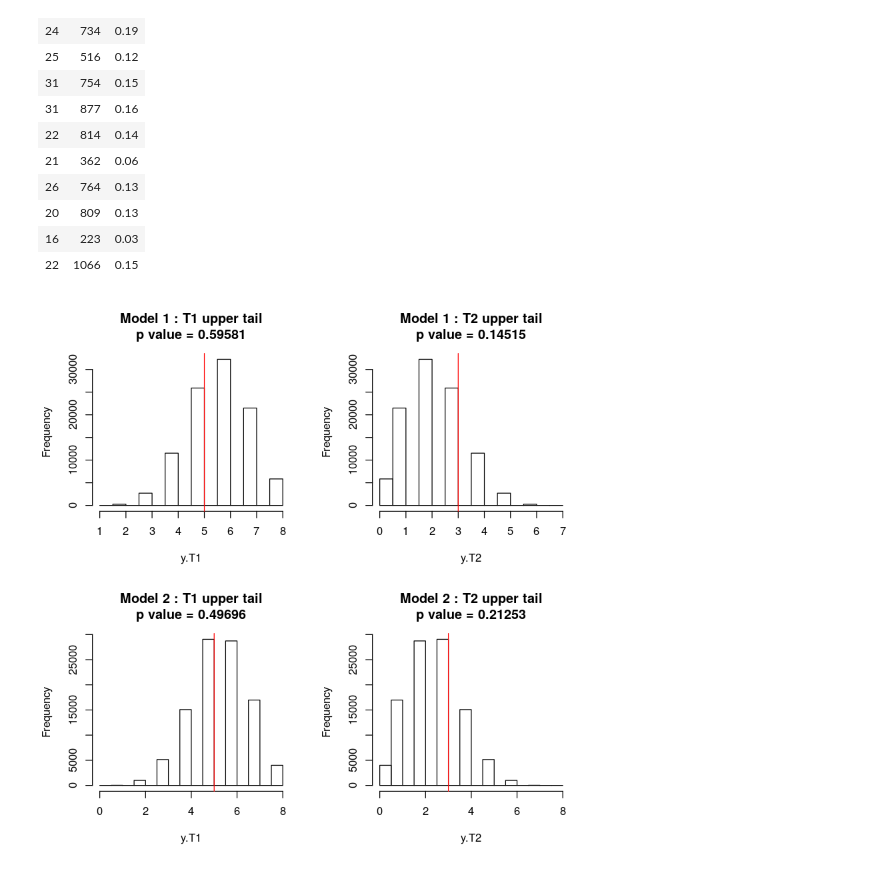
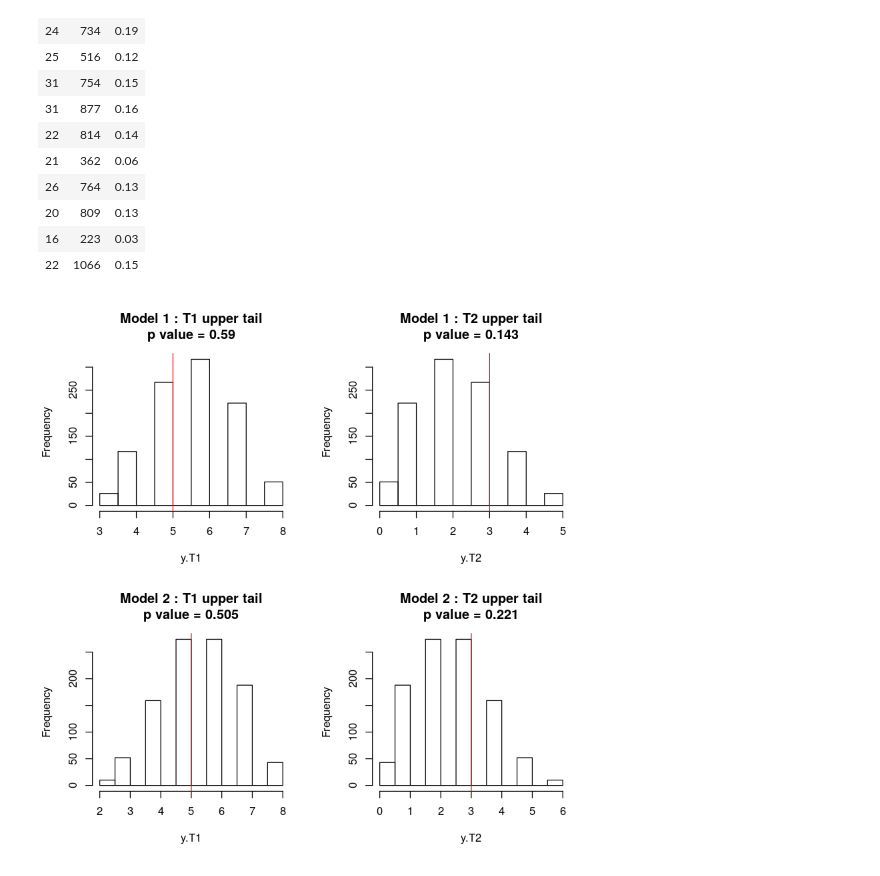
Before and after one commit to ccybnumath/ccybnumath.github.io, a Jupyter notebook: posts/bda62.ipynb, the cells around one changed output. Saved outputs shown, nothing was run; the diff lists cells and outputs as text; code cells hidden in the pictures.

```diff
--- a/posts/bda62.ipynb
+++ b/posts/bda62.ipynb
@@ -23,7 +23,7 @@ T2 <- function(y){
 # }
 
 sim <- function(alpha, beta, y_orig, x=rep(1,10), i = 1){
-  S <- 100000
+  S <- 1000
   feature <- 10
   y <- rep(NA,S*feature)
   dim(y) <- c(feature,S)
@@ -41,31 +41,31 @@ sim <- function(alpha, beta, y_orig, x=rep(1,10), i = 1){
   hist(y.T1, main = paste("Model",i,":","T1 upper tail\np value =",sum(y_orig.T1<y.T1)/S))
   abline(v = y_orig.T1,col = "red")
 
   hist(y.T2, main = paste("Model",i,":","T2 upper tail\np value =",sum(y_orig.T2<y.T2)/S))
   abline(v = y_orig.T2,col = "red")
 }
 par(mfrow=c(2,2))
 # Model 1
 sim(sum(y_origin[,1]),10,y_origin[,1],i = 1)
 
 # Model 2
 x <- y_origin[,2]/y_origin[,3]*1e6
 sim(sum(y_origin[,1]),sum(x), y_origin[,1], x, i = 2)
 
 # Model 3
 sim(sum(y_origin[,2]),10,y_origin[,2],i = 3)
 
 # Model 4
 sim(sum(y_origin[,2]),sum(x),y_origin[,2], x, i = 4)
 # %% [output]
 | 24 | 734 | 0.19 |
 | 25 | 516 | 0.12 |
 | 31 | 754 | 0.15 |
 | 31 | 877 | 0.16 |
 | 22 | 814 | 0.14 |
 | 21 | 362 | 0.06 |
 | 26 | 764 | 0.13 |
 | 20 | 809 | 0.13 |
 | 16 | 223 | 0.03 |
 | 22 | 1066 | 0.15 |
-[figure, old version]
+[figure, new version]
```
Also changed, not shown: parts of 1 cell of this notebook.
